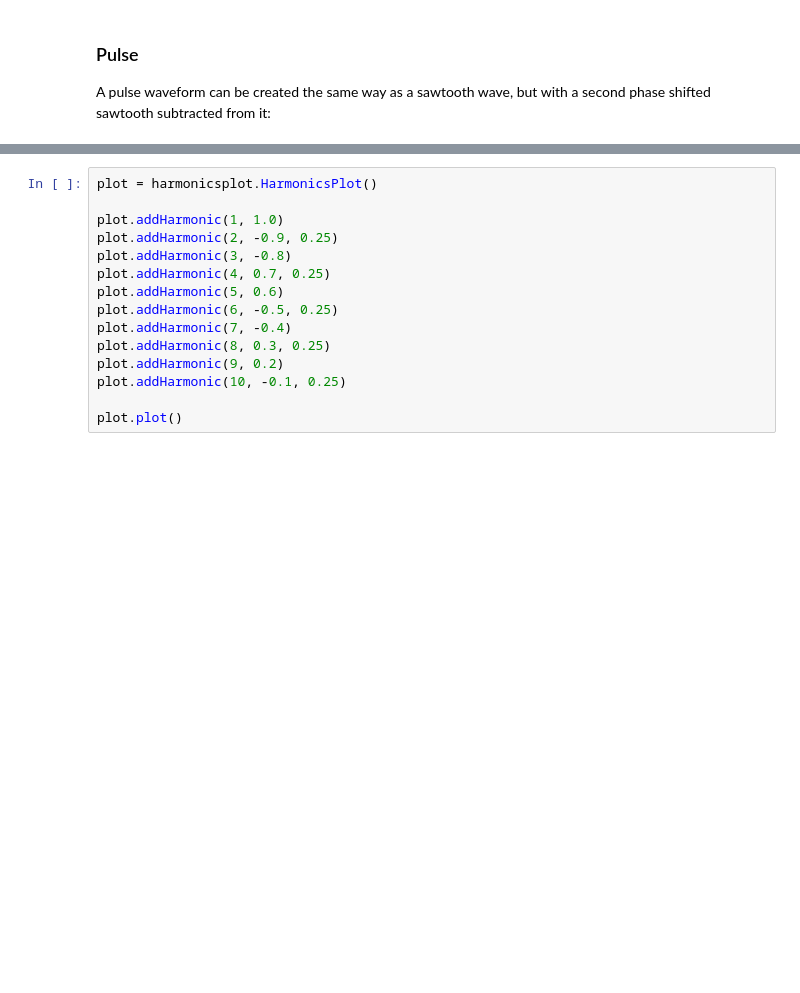
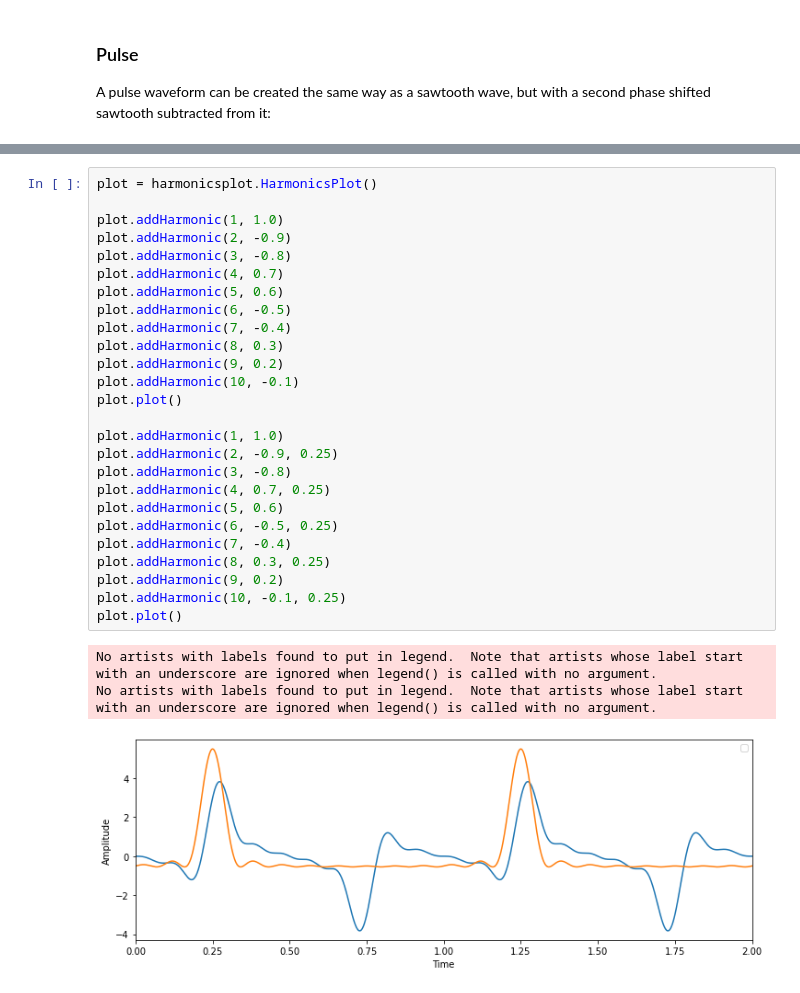
Before and after one commit to pigatron-industries/xen_quantizer, a Jupyter notebook: python/Harmonics.ipynb, the cells around one changed output, grey strips where cells are left out. Drawn from its saved outputs; the diff is of its cells as text; blank space fills up the shorter version.

```diff
--- a/python/Harmonics.ipynb
+++ b/python/Harmonics.ipynb
@@ -92,15 +110,30 @@ plot.plot('Pulse')
 # %%
 plot = harmonicsplot.HarmonicsPlot()
+
+plot.addHarmonic(1, 1.0)
+plot.addHarmonic(2, -0.9)
+plot.addHarmonic(3, -0.8)
+plot.addHarmonic(4, 0.7)
+plot.addHarmonic(5, 0.6)
+plot.addHarmonic(6, -0.5)
+plot.addHarmonic(7, -0.4)
+plot.addHarmonic(8, 0.3)
+plot.addHarmonic(9, 0.2)
+plot.addHarmonic(10, -0.1)
+plot.plot()
 
 plot.addHarmonic(1, 1.0)
 plot.addHarmonic(2, -0.9, 0.25)
 plot.addHarmonic(3, -0.8)
 plot.addHarmonic(4, 0.7, 0.25)
 plot.addHarmonic(5, 0.6)
 plot.addHarmonic(6, -0.5, 0.25)
 plot.addHarmonic(7, -0.4)
 plot.addHarmonic(8, 0.3, 0.25)
 plot.addHarmonic(9, 0.2)
 plot.addHarmonic(10, -0.1, 0.25)
-
 plot.plot()
+# %% [output]
+No artists with labels found to put in legend.  Note that artists whose label start with an underscore are ignored when legend() is called with no argument.
+No artists with labels found to put in legend.  Note that artists whose label start with an underscore are ignored when legend() is called with no argument.
+[figure, added]
```
Also changed, not shown: parts of 13 cells of this notebook.
